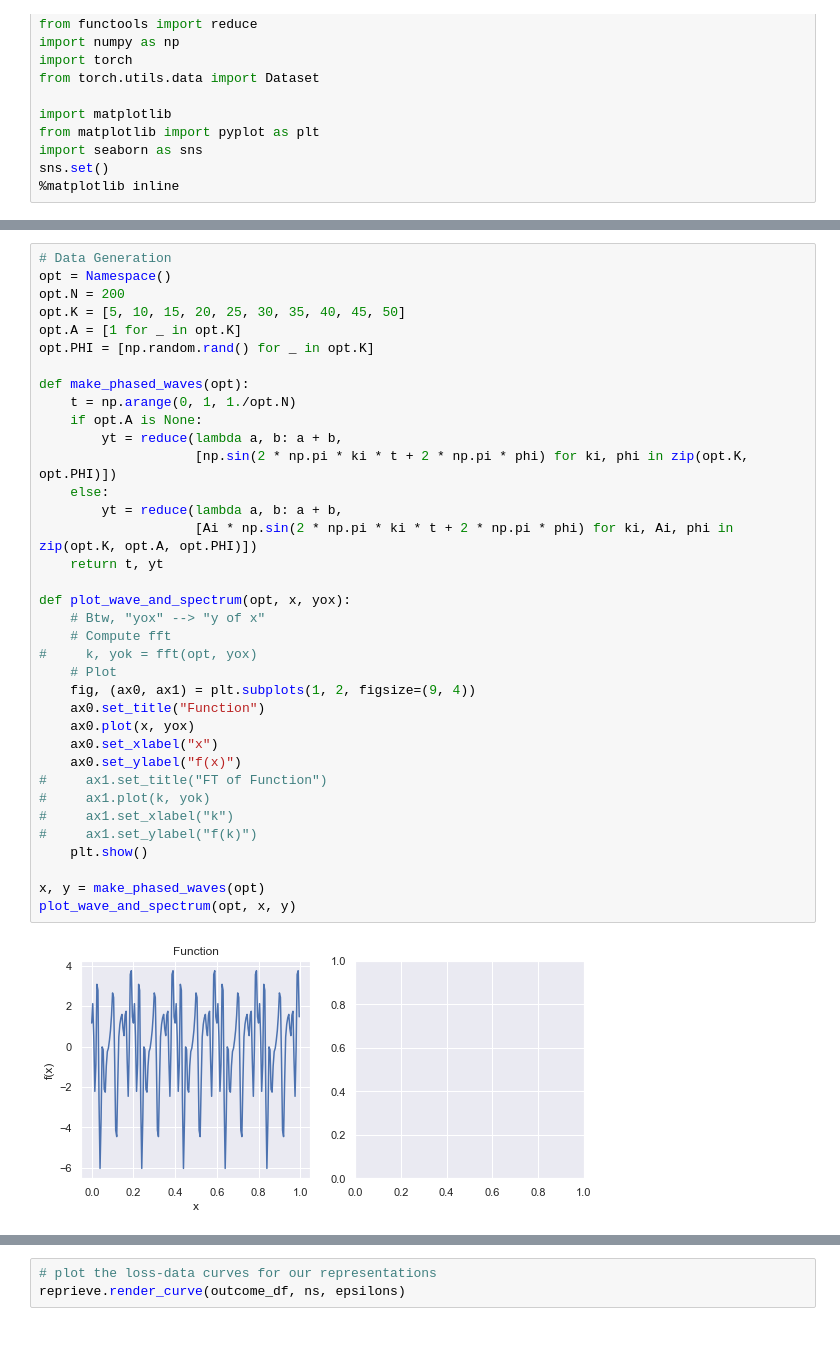
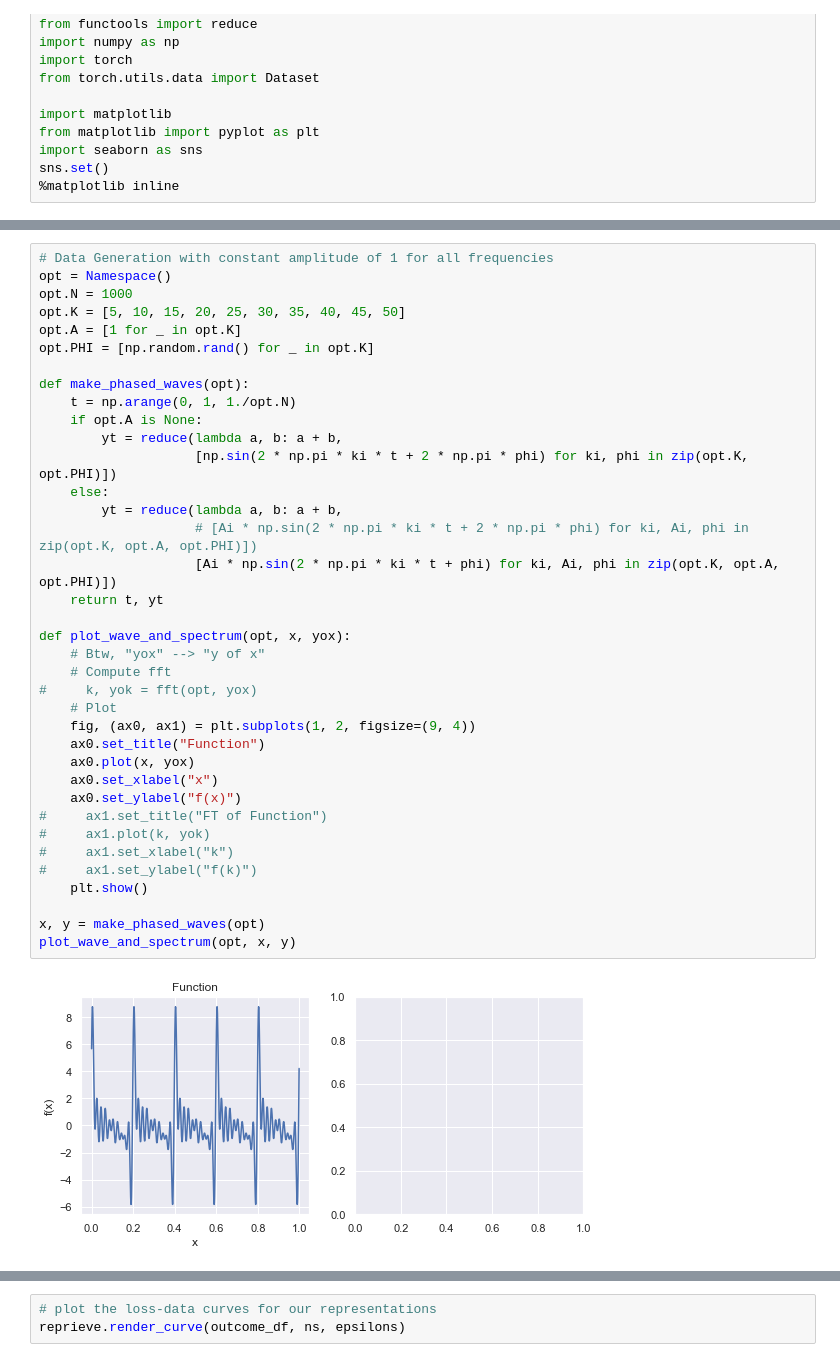
Before and after one commit to kevtimova/reprieve, a Jupyter notebook: examples/example-spectral.ipynb, the cells around one changed output, grey strips where cells are left out. Cells and saved outputs as stored; diff of their text form.

```diff
--- a/examples/example-spectral.ipynb
+++ b/examples/example-spectral.ipynb
@@ -55,38 +68,39 @@ sns.set()
 # %%
-# Data Generation
+# Data Generation with constant amplitude of 1 for all frequencies
 opt = Namespace()
-opt.N = 200
+opt.N = 1000
 opt.K = [5, 10, 15, 20, 25, 30, 35, 40, 45, 50]
 opt.A = [1 for _ in opt.K]
 opt.PHI = [np.random.rand() for _ in opt.K]
 
 def make_phased_waves(opt):
     t = np.arange(0, 1, 1./opt.N)
     if opt.A is None:
         yt = reduce(lambda a, b: a + b,
                     [np.sin(2 * np.pi * ki * t + 2 * np.pi * phi) for ki, phi in zip(opt.K, opt.PHI)])
     else:
         yt = reduce(lambda a, b: a + b,
-                    [Ai * np.sin(2 * np.pi * ki * t + 2 * np.pi * phi) for ki, Ai, phi in zip(opt.K, opt.A, opt.PHI)])
+                    # [Ai * np.sin(2 * np.pi * ki * t + 2 * np.pi * phi) for ki, Ai, phi in zip(opt.K, opt.A, opt.PHI)])
+                    [Ai * np.sin(2 * np.pi * ki * t + phi) for ki, Ai, phi in zip(opt.K, opt.A, opt.PHI)])
     return t, yt
 
 def plot_wave_and_spectrum(opt, x, yox):
     # Btw, "yox" --> "y of x"
     # Compute fft
 #     k, yok = fft(opt, yox)
     # Plot
     fig, (ax0, ax1) = plt.subplots(1, 2, figsize=(9, 4))
     ax0.set_title("Function")
     ax0.plot(x, yox)
     ax0.set_xlabel("x")
     ax0.set_ylabel("f(x)")
 #     ax1.set_title("FT of Function")
 #     ax1.plot(k, yok)
 #     ax1.set_xlabel("k")
 #     ax1.set_ylabel("f(k)")
     plt.show()
 
 x, y = make_phased_waves(opt)
 plot_wave_and_spectrum(opt, x, y)
 # %% [output]
-[figure, old version]
+[figure, new version]
```
Also changed, not shown: parts of 17 cells of this notebook.
